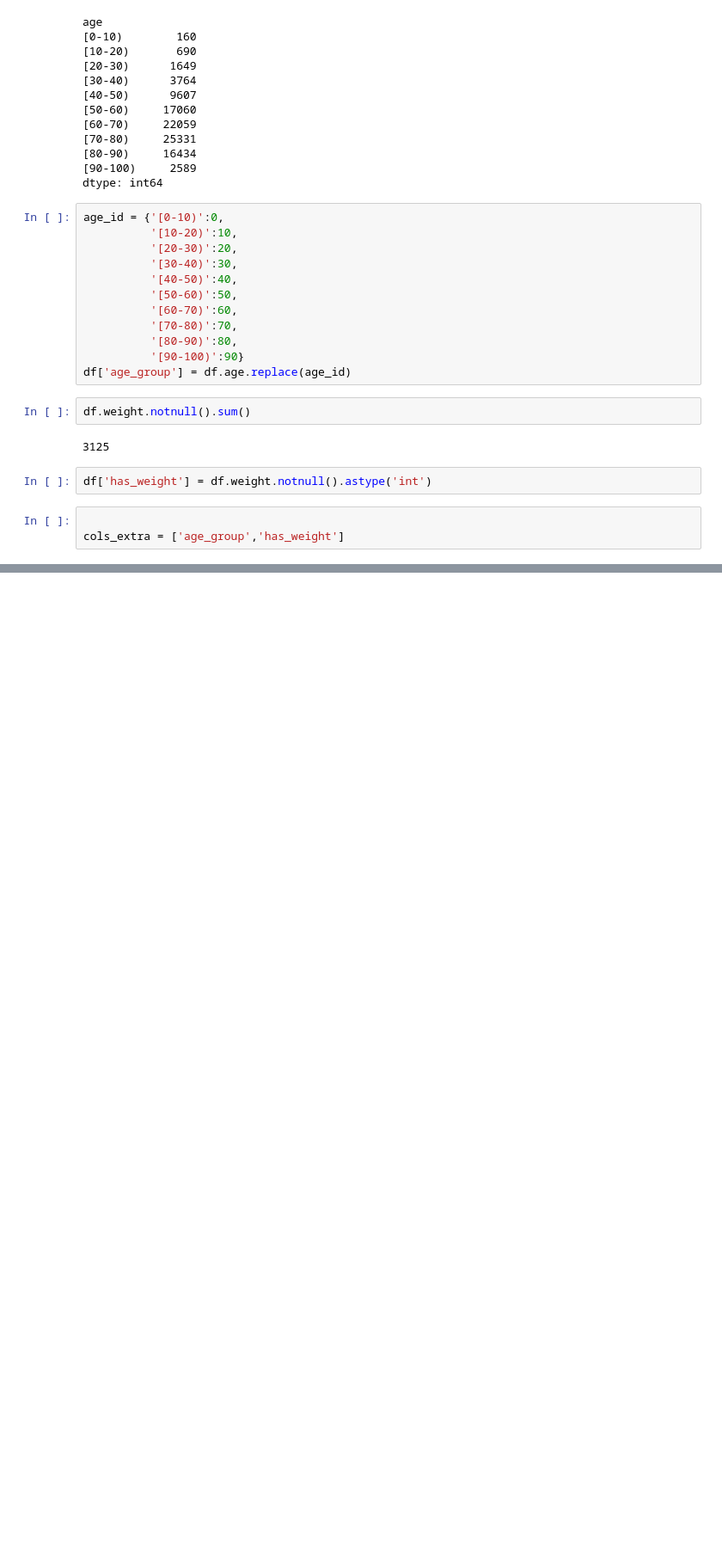
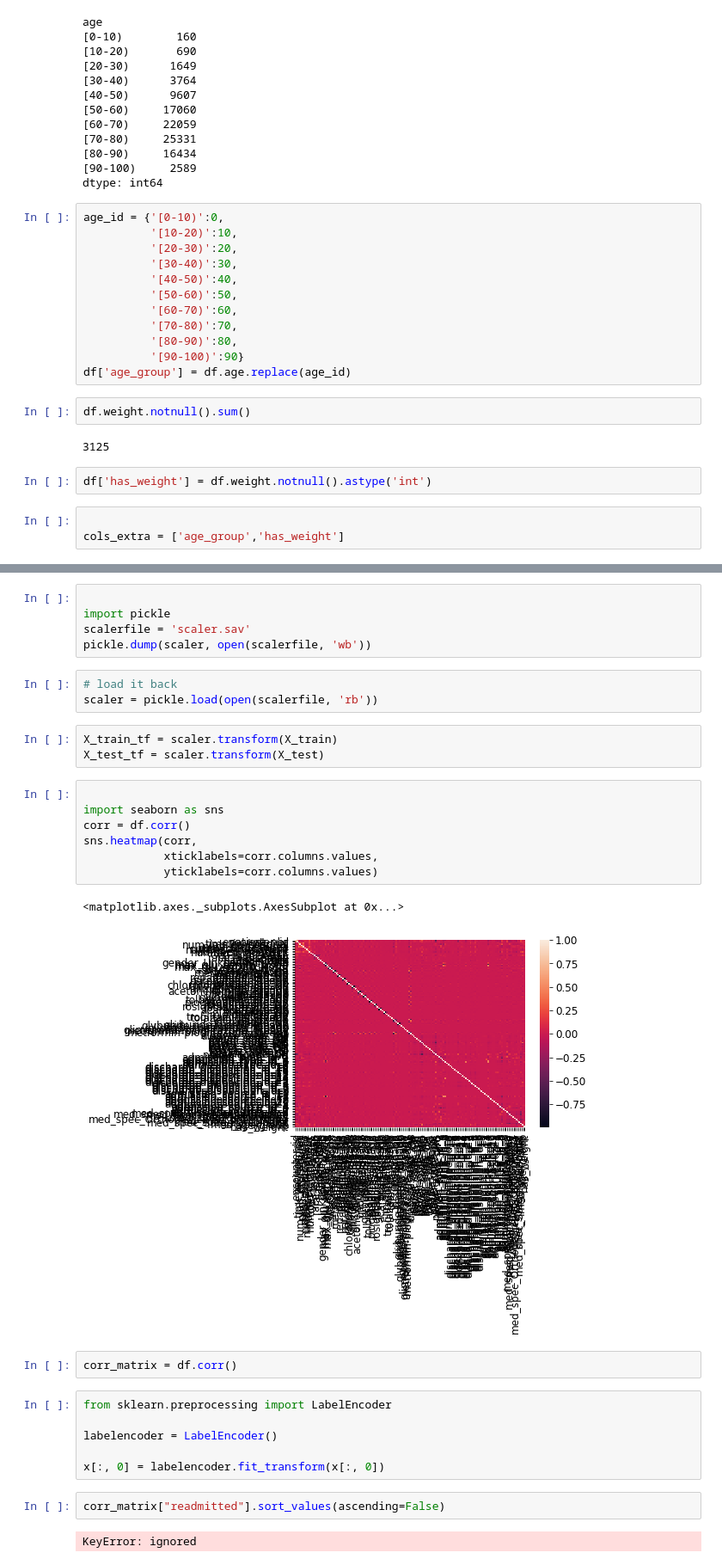
Before and after one commit to MeghaUkkali9/Advanced-Machine-Learing, a Jupyter notebook: Project5.ipynb, the cells around one changed output, grey strips where cells are left out. Shown at 86% size. Drawn from its saved outputs; the diff is of its cells as text; blank space fills up the shorter version.

```diff
--- a/Project5.ipynb
+++ b/Project5.ipynb
@@ -538,0 +650,33 @@ cols_extra = ['age_group','has_weight']
+# %%
+
+import pickle
+scalerfile = 'scaler.sav'
+pickle.dump(scaler, open(scalerfile, 'wb'))
+# %%
+# load it back
+scaler = pickle.load(open(scalerfile, 'rb'))
+# %%
+X_train_tf = scaler.transform(X_train)
+X_test_tf = scaler.transform(X_test)
+# %%
+
+import seaborn as sns
+corr = df.corr()
+sns.heatmap(corr,
+            xticklabels=corr.columns.values,
+            yticklabels=corr.columns.values)
+# %% [output]
+<matplotlib.axes._subplots.AxesSubplot at 0x...>
+[figure, added]
+# %%
+corr_matrix = df.corr()
+# %%
+from sklearn.preprocessing import LabelEncoder
+
+labelencoder = LabelEncoder()
+
+x[:, 0] = labelencoder.fit_transform(x[:, 0])
+# %%
+corr_matrix["readmitted"].sort_values(ascending=False)
+# %% [output]
+KeyError: ignored
```
Also changed, not shown: parts of 14 cells of this notebook.
